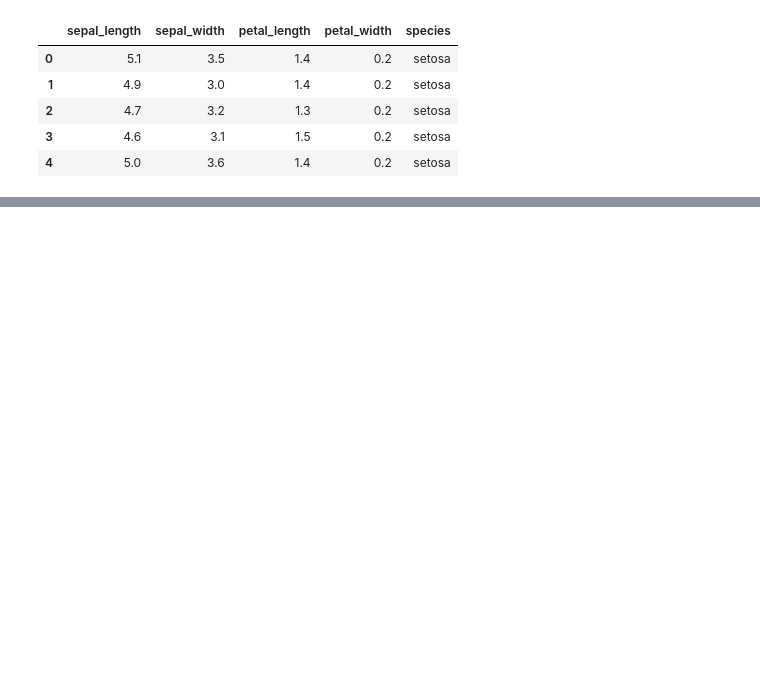
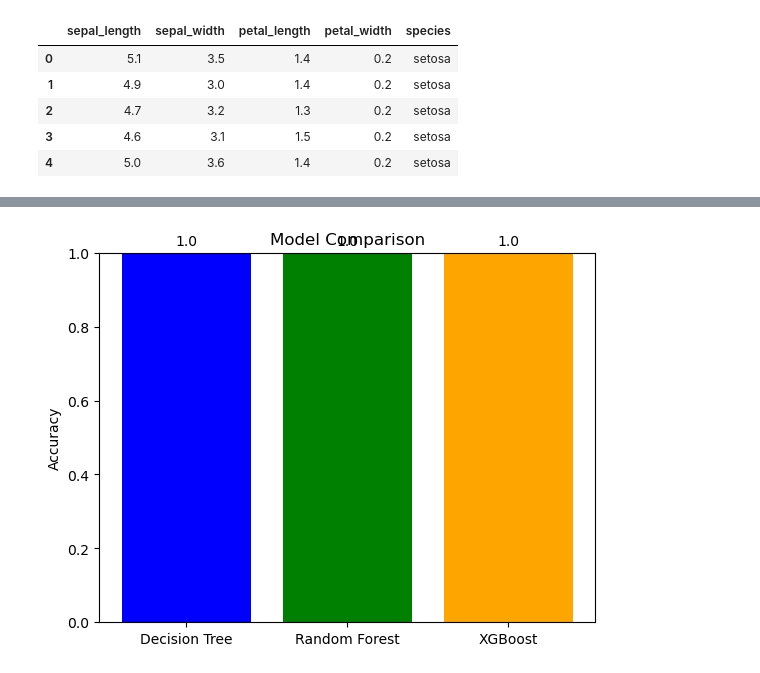
Before and after one commit to shahahmad-dev/machine_learnig, a Jupyter notebook: 16_boosting.ipynb, the cells around one changed output, grey strips where cells are left out. Saved outputs shown, nothing was run; the diff lists cells and outputs as text; code cells hidden in the pictures; blank space fills up the shorter version.

Commit message:
make a bar plot to compare the models anfd their accuracies

```diff
--- a/16_boosting.ipynb
+++ b/16_boosting.ipynb
@@ -85,0 +113,23 @@ print("\n")
+# %%
+%%time
+# train the gradient boosting model
+
+
+from sklearn.preprocessing import LabelEncoder
+
+le = LabelEncoder()
+y_train_enc = le.fit_transform(y_train)
+y_test_enc = le.transform(y_test)
+
+xgb = XGBClassifier()
+xgb.fit(X_train, y_train_enc)
+
+y_pred_xgb = xgb.predict(X_test)
+
+# Decode predictions back to original labels (optional)
+y_pred_labels = le.inverse_transform(y_pred_xgb)
+
+
+print("Accuracy:", accuracy_score(y_test_enc, y_pred_xgb))
+print(classification_report(y_test_enc, y_pred_xgb))
+print("Confusion Matrix:\n", confusion_matrix(y_test_enc, y_pred_xgb))
@@ -85,0 +154,13 @@ print("\n")
+# %%
+# make a bar plot to compare the models anfd their accuracies
+model_names = ['Decision Tree', 'Random Forest', 'XGBoost']
+accuracies = [accuracy_score(y_test, y_pred_dt), accuracy_score(y_test, y_pred_rf), accuracy_score(y_test_enc, y_pred_xgb)]
+plt.bar(model_names, accuracies, color=['blue', 'green', 'orange'])
+plt.ylim(0, 1)
+plt.ylabel('Accuracy')
+plt.title('Model Comparison')
+for i, v in enumerate(accuracies):
+    plt.text(i, v + 0.02, str(round(v, 2)), ha='center')
+plt.show()
+# %% [output]
+[figure, added]
```
Also changed, not shown: parts of 5 cells of this notebook.
